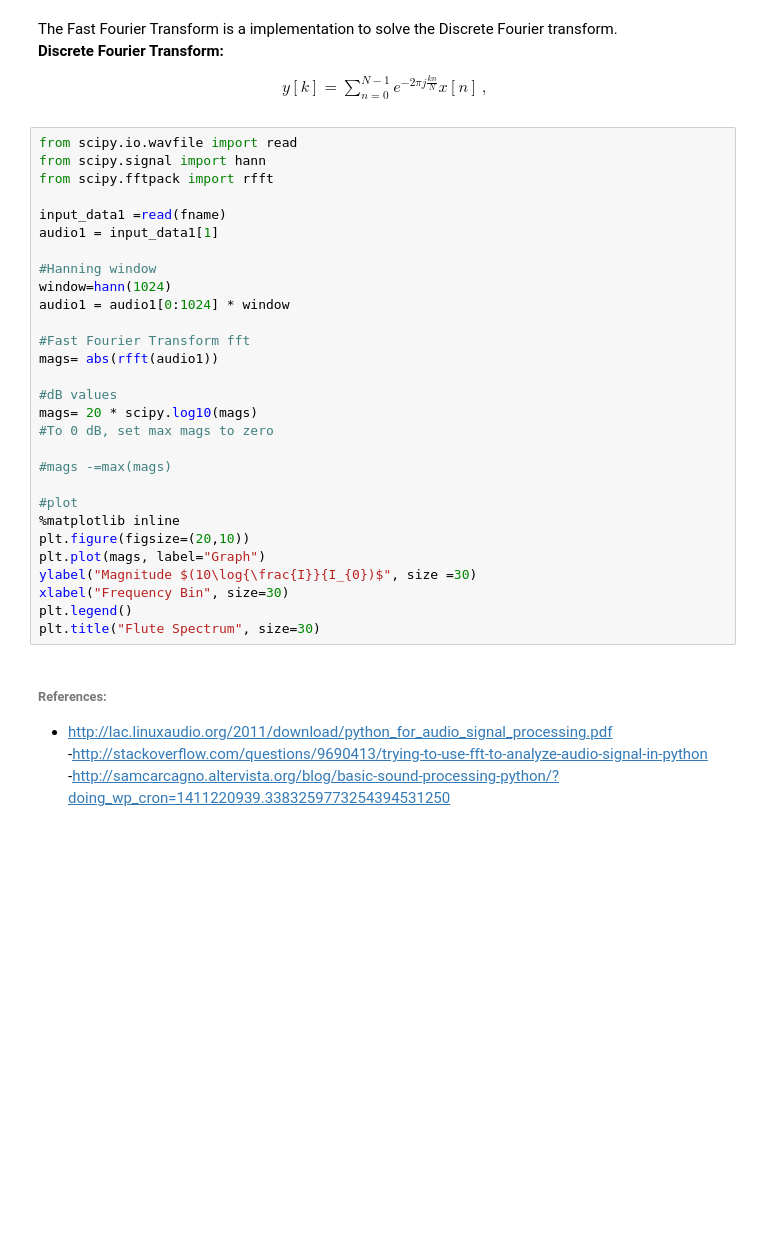
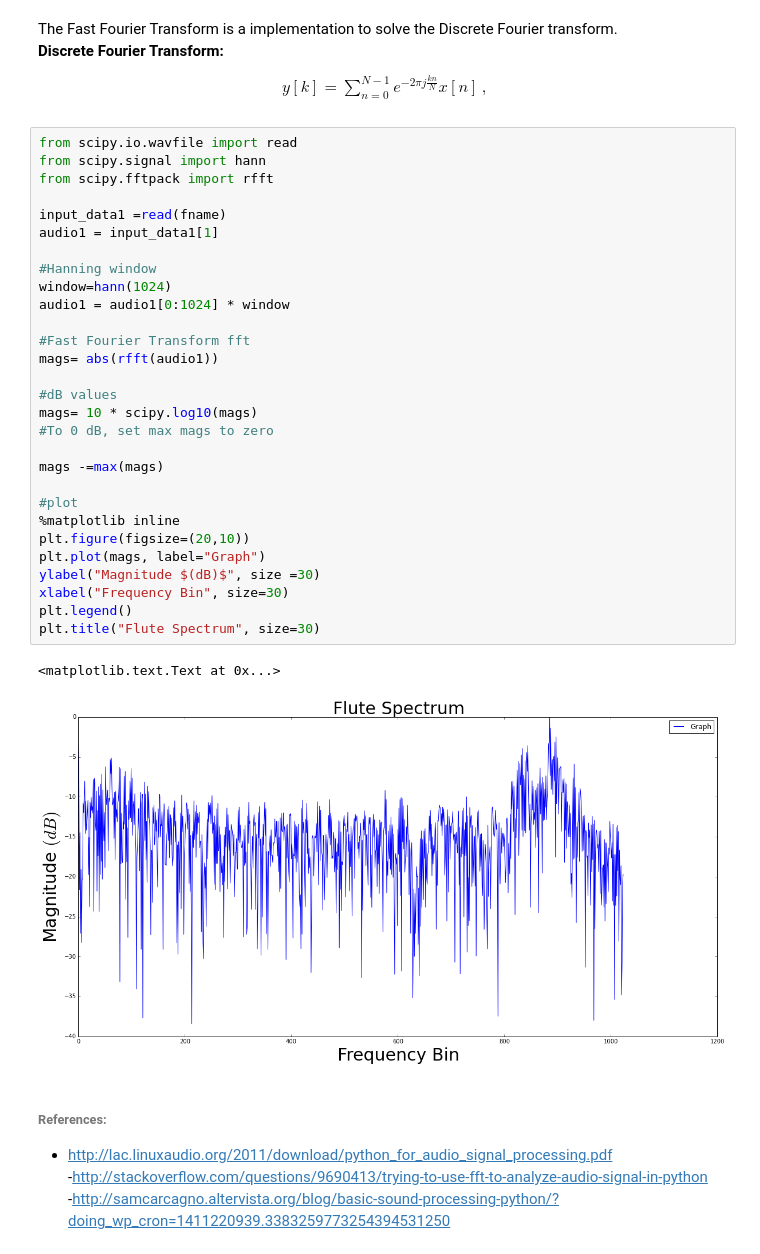
Before and after one commit to leidypardo97/jove, a Jupyter notebook: Codes/Wav Analysis/DataAnalysis.ipynb, the cells around one changed output. Cells and saved outputs as stored; diff of their text form; blank space fills up the shorter version.

```diff
--- a/Codes/Wav Analysis/DataAnalysis.ipynb
+++ b/Codes/Wav Analysis/DataAnalysis.ipynb
@@ -100,32 +112,35 @@ y[k] = \sum_{n=0}^{N-1} e^{-2 \pi j \frac{k n}{N} } x[n] \, ,
 # %%
 from scipy.io.wavfile import read
 from scipy.signal import hann
 from scipy.fftpack import rfft
 
 input_data1 =read(fname)
 audio1 = input_data1[1]
 
 #Hanning window
 window=hann(1024)
 audio1 = audio1[0:1024] * window
 
 #Fast Fourier Transform fft
 mags= abs(rfft(audio1))
 
 #dB values
-mags= 20 * scipy.log10(mags)
+mags= 10 * scipy.log10(mags)
 #To 0 dB, set max mags to zero
 
-#mags -=max(mags)
+mags -=max(mags)
 
 #plot
 %matplotlib inline
 plt.figure(figsize=(20,10))
 plt.plot(mags, label="Graph")
-ylabel("Magnitude $(10\log{\frac{I}}{I_{0})$", size =30)
+ylabel("Magnitude $(dB)$", size =30)
 xlabel("Frequency Bin", size=30)
 plt.legend()
 plt.title("Flute Spectrum", size=30)
+# %% [output]
+<matplotlib.text.Text at 0x...>
+[figure, added]
 # %% [markdown]
 ###### <p>References:
 - http://lac.linuxaudio.org/2011/download/python_for_audio_signal_processing.pdf<br>
```
Also changed, not shown: parts of 4 cells of this notebook, 3 other files.
